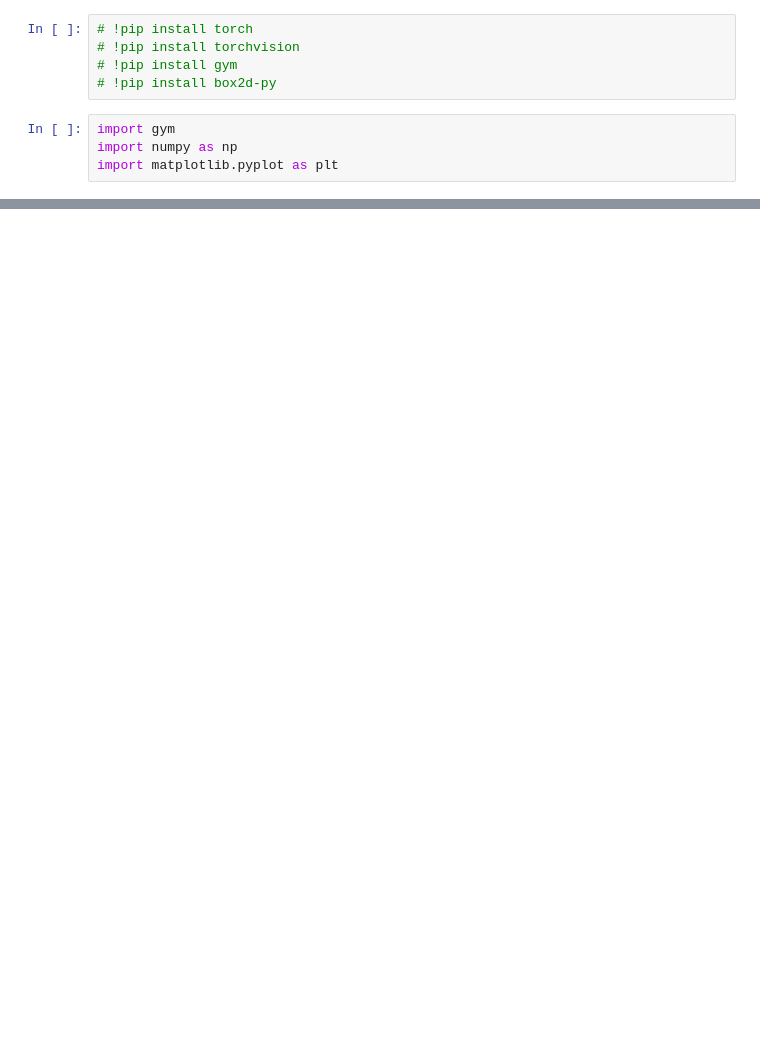
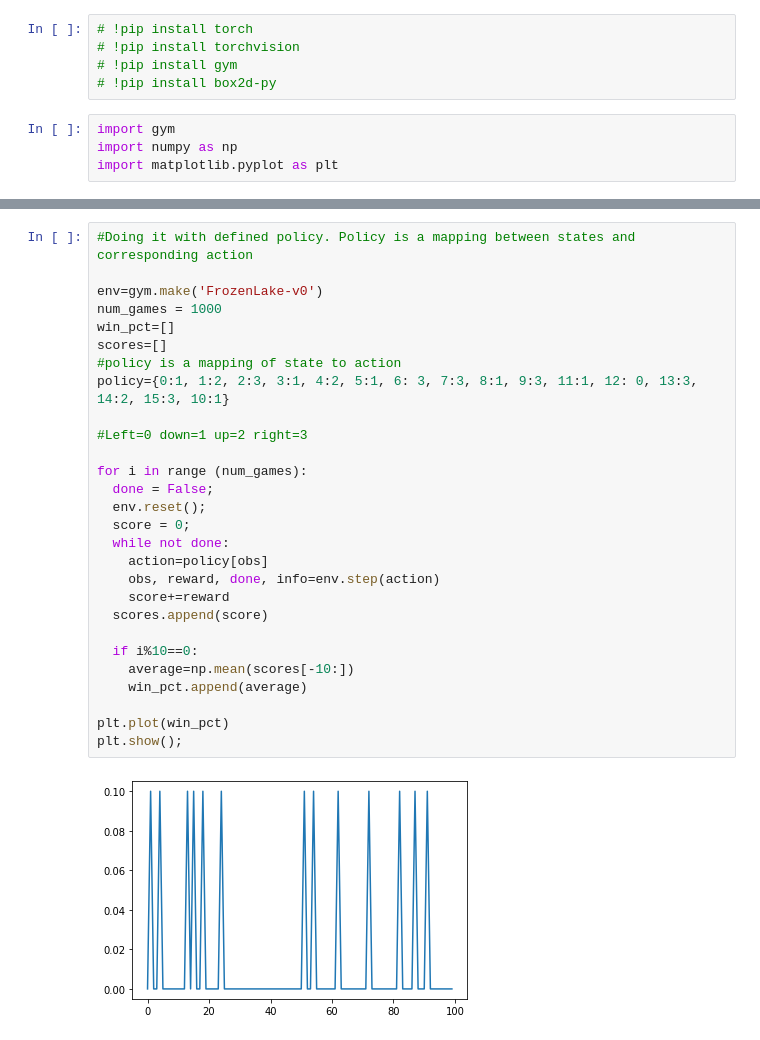
Before and after one commit to betaSolver05609/LeetCode, a Jupyter notebook: Reinforcement_Learning.ipynb, the cells around one changed output, grey strips where cells are left out. Drawn from its saved outputs; the diff is of its cells as text; blank space fills up the shorter version.

```diff
--- a/Reinforcement_Learning.ipynb
+++ b/Reinforcement_Learning.ipynb
@@ -35,0 +38,30 @@ plt.show()
+# %%
+#Doing it with defined policy. Policy is a mapping between states and corresponding action
+
+env=gym.make('FrozenLake-v0')
+num_games = 1000
+win_pct=[]
+scores=[]
+#policy is a mapping of state to action
+policy={0:1, 1:2, 2:3, 3:1, 4:2, 5:1, 6: 3, 7:3, 8:1, 9:3, 11:1, 12: 0, 13:3, 14:2, 15:3, 10:1}
+
+#Left=0 down=1 up=2 right=3
+
+for i in range (num_games):
+  done = False;
+  env.reset();
+  score = 0;
+  while not done:
+    action=policy[obs]
+    obs, reward, done, info=env.step(action)
+    score+=reward
+  scores.append(score)
+
+  if i%10==0:
+    average=np.mean(scores[-10:])
+    win_pct.append(average)
+
+plt.plot(win_pct)
+plt.show();
+# %% [output]
+[figure, added]
```
Also changed, not shown: parts of 3 cells of this notebook.
